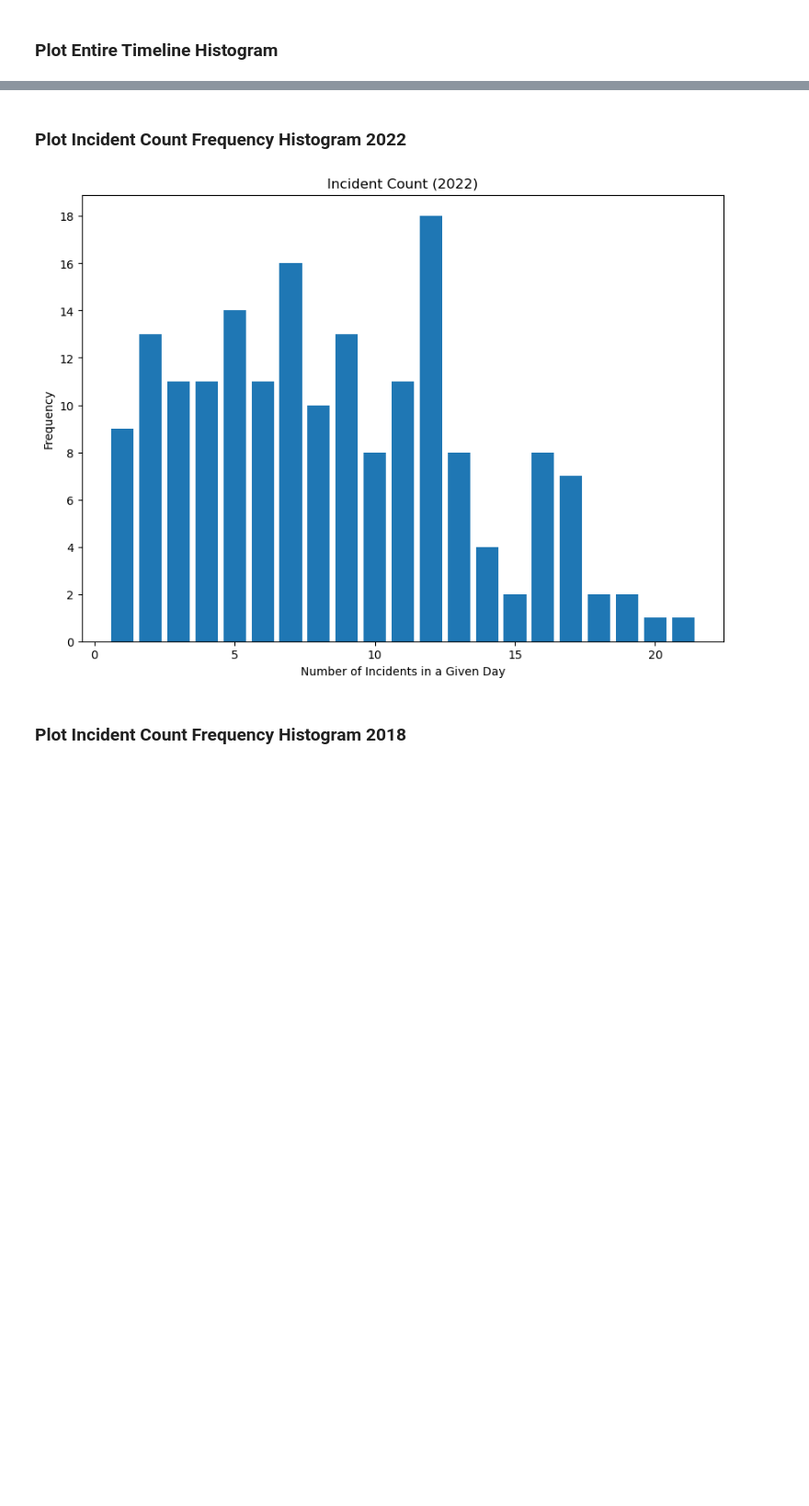
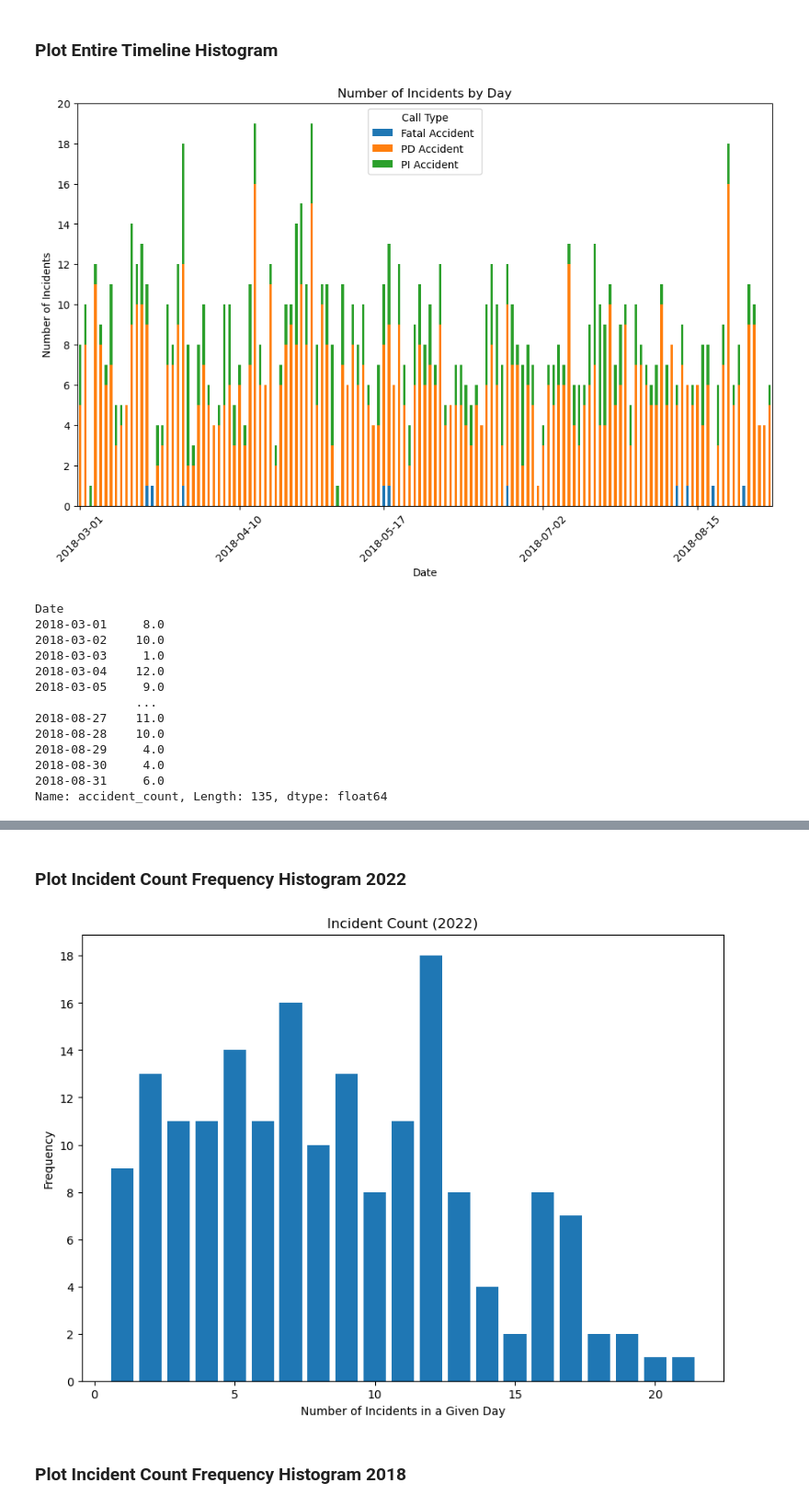
Before and after one commit to byu-transpolab/imt_optimization, a Jupyter notebook: python/histograms.ipynb, the cells around one changed output, grey strips where cells are left out. Shown at 92% size. Saved outputs shown, nothing was run; the diff lists cells and outputs as text; code cells hidden in the pictures; blank space fills up the shorter version.

```diff
--- a/python/histograms.ipynb
+++ b/python/histograms.ipynb
@@ -10,5 +11,64 @@ import sys
 # %% [markdown]
 ### Plot Entire Timeline Histogram
+# %%
+file_2018 = 'Phase III Combinder_CAD+TS (Mar-August 2018) - Modified RCT.xlsm'
+
+file = file_2018
+
+df = pd.read_excel(file, sheet_name='CAD_TS_Combined')
+df = df.drop_duplicates(subset=['Call ID Number'])
+df['Timestamp'] = pd.to_datetime(df['Call Received Time'])
+df['Date'] = df['Timestamp'].dt.date
+
+# Convert 'Timestamp' column to datetime
+df['Timestamp'] = pd.to_datetime(df['Call Received Time'])
+
+# Extract the date from the timestamp
+df['Date'] = df['Timestamp'].dt.date
+# Group the data by date and type and count the number of accidents
+grouped_data = df.groupby(['Date', 'Call Type']).size().reset_index(name='Count')
+
+# Create a pivot table to rearrange the data for plotting
+pivot_table = grouped_data.pivot(index='Date', columns='Call Type', values='Count')
+pivot_table = pivot_table.fillna(0)
+
+# Set the figure size
+fig, ax = plt.subplots(figsize=(12, 7))
+
+# Plot the histogram
+pivot_table.plot(kind='bar', stacked=True, ax=ax)
+
+# Set labels and title
+plt.xlabel('Date')
+plt.ylabel('Number of Incidents')
+plt.title('Number of Incidents by Day')
+
+# Set x-axis tick format to show only each month
+plt.gca().xaxis.set_major_locator(mdates.MonthLocator())
+
+# Rotate the x-axis tick labels for better visibility
+plt.xticks(rotation=45)
+plt.yticks(np.arange(0, 21, step=2))
+# Show the plot
+plt.show()
+pivot_table['accident_count'] = pivot_table['Fatal Accident '] + pivot_table['PD Accident    '] + pivot_table['PI Accident    ']
+data_2018 = pivot_table['accident_count']
+print(data_2018)
+# %% [output]
+[figure, added]
+Date
+2018-03-01     8.0
+2018-03-02    10.0
+2018-03-03     1.0
+2018-03-04    12.0
+2018-03-05     9.0
+              ...
+2018-08-27    11.0
+2018-08-28    10.0
+2018-08-29     4.0
+2018-08-30     4.0
+2018-08-31     6.0
+Name: accident_count, Length: 135, dtype: float64
 # %%
 file_2018 = 'Phase III Combinder_CAD+TS (Mar-August 2018) - Modified RCT.xlsm'
 file_2022 = 'Combinder_CAD+TS 2022 All - Modified RCT.xlsm'
```
Also changed, not shown: parts of 11 cells of this notebook, 4 other files.
